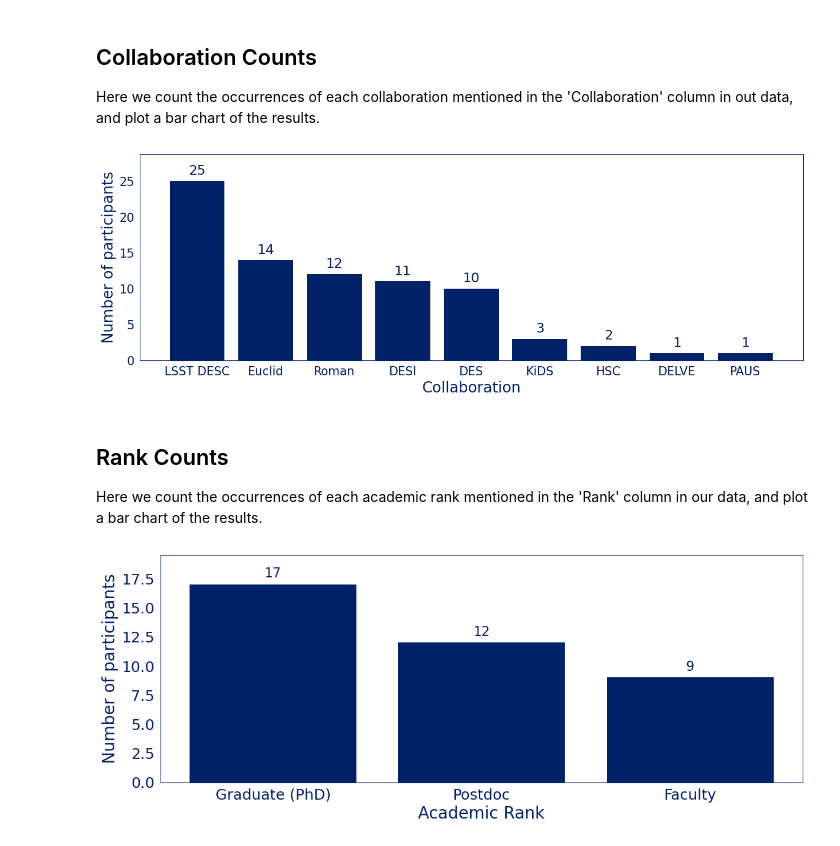
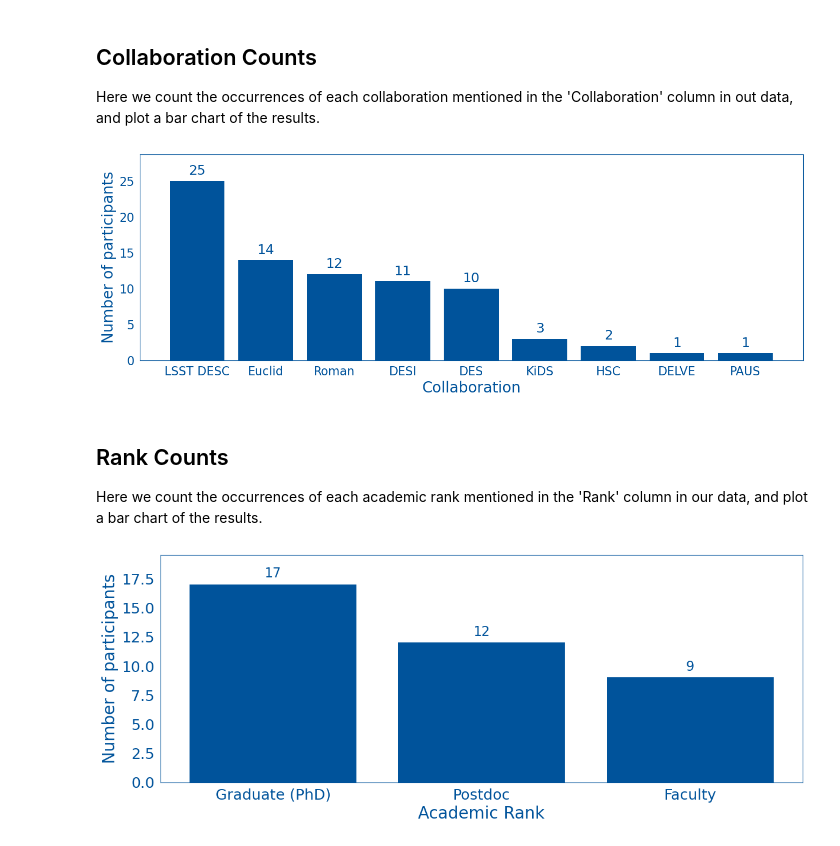
Before and after one commit to echo-IA/CAROLINA, a Jupyter notebook: docs/notebooks/generate_participant_stats.ipynb, the cells around one changed output. Cells and saved outputs as stored; diff of their text form; code cells hidden in the pictures.

Commit message:
changed color from duke navy to duke royal blue

```diff
--- a/docs/notebooks/generate_participant_stats.ipynb
+++ b/docs/notebooks/generate_participant_stats.ipynb
@@ -15,6 +15,8 @@ columns_to_keep = ['Collaboration', 'Rank']
 
 # Read the data file
 data = pd.read_csv(filepath, usecols=columns_to_keep)
+
+color = "#00539B"  # This is Duke Royal blue and this "#012169"  # Duke navy blue
 # %% [markdown]
 ## Collaboration Counts
 
@@ -42,8 +44,6 @@ collab_counts = collab_counts.drop(['No', '(applied to become LSST DESC member)'
 # %%
 # sort counts in descending order
 collab_counts = collab_counts.sort_values(ascending=False)
-
-color = "#012169"  # Duke navy blue
 
 fig, ax = plt.subplots(figsize=(16, 5))
 
@@ -67,7 +67,7 @@ plt.savefig("../assets/images/collaborations_bar.jpg",
             bbox_inches="tight", dpi=300, pad_inches=0.2)
 plt.show()
 # %% [output]
-[figure, old version]
+[figure, new version]
 # %% [markdown]
 ## Rank Counts
 
@@ -83,36 +83,33 @@ rank_counts = rank_counts.drop("Staff", errors="ignore")
 # Sort (optional: by frequency or alphabetically)
 rank_counts = rank_counts.sort_values(ascending=False)
 # %%
-# Choose color
-color = "#012169"  # Duke navy blue
-
 # Plot
 fig, ax = plt.subplots(figsize=(14, 5))
 bars = ax.bar(rank_counts.index, rank_counts.values, color=color)
 
 # Labels on bars
 ax.bar_label(bars, fmt="%d", padding=5, fontsize=16, color=color)
 
 # Axis labels
 ax.set_xlabel("Academic Rank", fontsize=20, color=color)
 ax.set_ylabel("Number of participants", fontsize=20, color=color)
 
 # Tick labels
 plt.setp(ax.get_xticklabels(), rotation=0, ha="center", fontsize=18, color=color)
 plt.setp(ax.get_yticklabels(), fontsize=18, color=color)
 
 # Ticks
 ax.tick_params(axis="both", colors=color, left=False, bottom=False)
 ax.margins(y=0.15)
 
 # Spines
 for spine in ax.spines.values():
     spine.set_visible(True)
     spine.set_color(color)
 
 # Save
 plt.savefig("../assets/images/rank_bar.jpg",
             bbox_inches="tight", dpi=300, pad_inches=0.2)
 plt.show()
 # %% [output]
-[figure, old version]
+[figure, new version]
```
Also changed, not shown: 16 other files.
